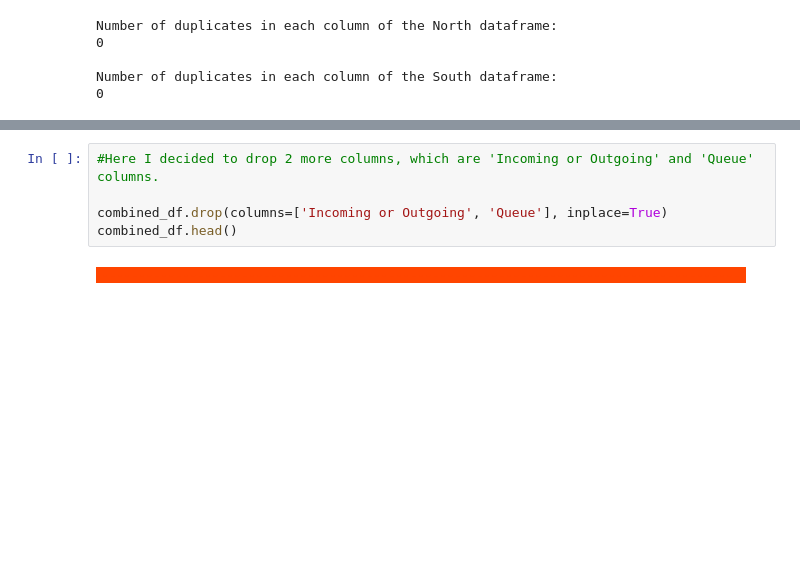
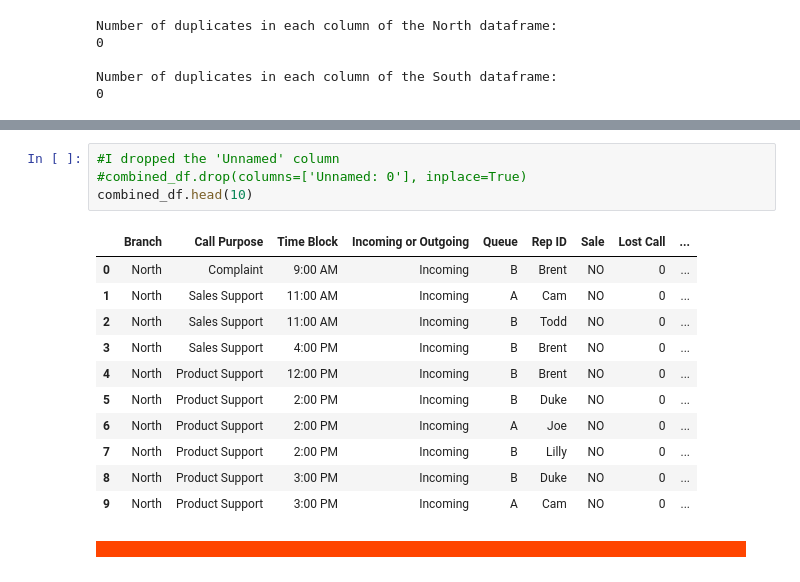
Before and after one commit to feruza-sattarova/call-center-cleanup-assignment, a Jupyter notebook: Call_Center_Cleanup.ipynb, the cells around one changed output, grey strips where cells are left out. Cells and saved outputs as stored; diff of their text form; blank space fills up the shorter version.

```diff
--- a/Call_Center_Cleanup.ipynb
+++ b/Call_Center_Cleanup.ipynb
@@ -292,8 +331,19 @@ combined_df.head() #The dataframe after I dropped the 'Call Purpose' column.
 # %%
-#Here I decided to drop 2 more columns, which are 'Incoming or Outgoing' and 'Queue' columns.
-
-combined_df.drop(columns=['Incoming or Outgoing', 'Queue'], inplace=True)
-combined_df.head()
+#I dropped the 'Unnamed' column
+#combined_df.drop(columns=['Unnamed: 0'], inplace=True)
+combined_df.head(10)
+# %% [output]
+|  | Branch | Call Purpose | Time Block | Incoming or Outgoing | Queue | Rep ID | Sale | Lost Call | ... |
+| 0 | North | Complaint | 9:00 AM | Incoming | B | Brent | NO | 0 | ... |
+| 1 | North | Sales Support | 11:00 AM | Incoming | A | Cam | NO | 0 | ... |
+| 2 | North | Sales Support | 11:00 AM | Incoming | B | Todd | NO | 0 | ... |
+| 3 | North | Sales Support | 4:00 PM | Incoming | B | Brent | NO | 0 | ... |
+| 4 | North | Product Support | 12:00 PM | Incoming | B | Brent | NO | 0 | ... |
+| 5 | North | Product Support | 2:00 PM | Incoming | B | Duke | NO | 0 | ... |
+| 6 | North | Product Support | 2:00 PM | Incoming | A | Joe | NO | 0 | ... |
+| 7 | North | Product Support | 2:00 PM | Incoming | B | Lilly | NO | 0 | ... |
+| 8 | North | Product Support | 3:00 PM | Incoming | B | Duke | NO | 0 | ... |
+| 9 | North | Product Support | 3:00 PM | Incoming | A | Cam | NO | 0 | ... |
 # %% [markdown]
 <span style="background-color:orangered; color:orangered;">- - - - - - - - - - - - - - - - - - - - - - - - - - - - - - - - - - - - - - - - - - - - - - - - - - - - - - - - - - - - - - - - - - - - - - - - - - - - - - - - - - - - - - - - -</span>
 # %% [markdown]
```
Also changed, not shown: parts of 32 cells of this notebook, 4 other files.
